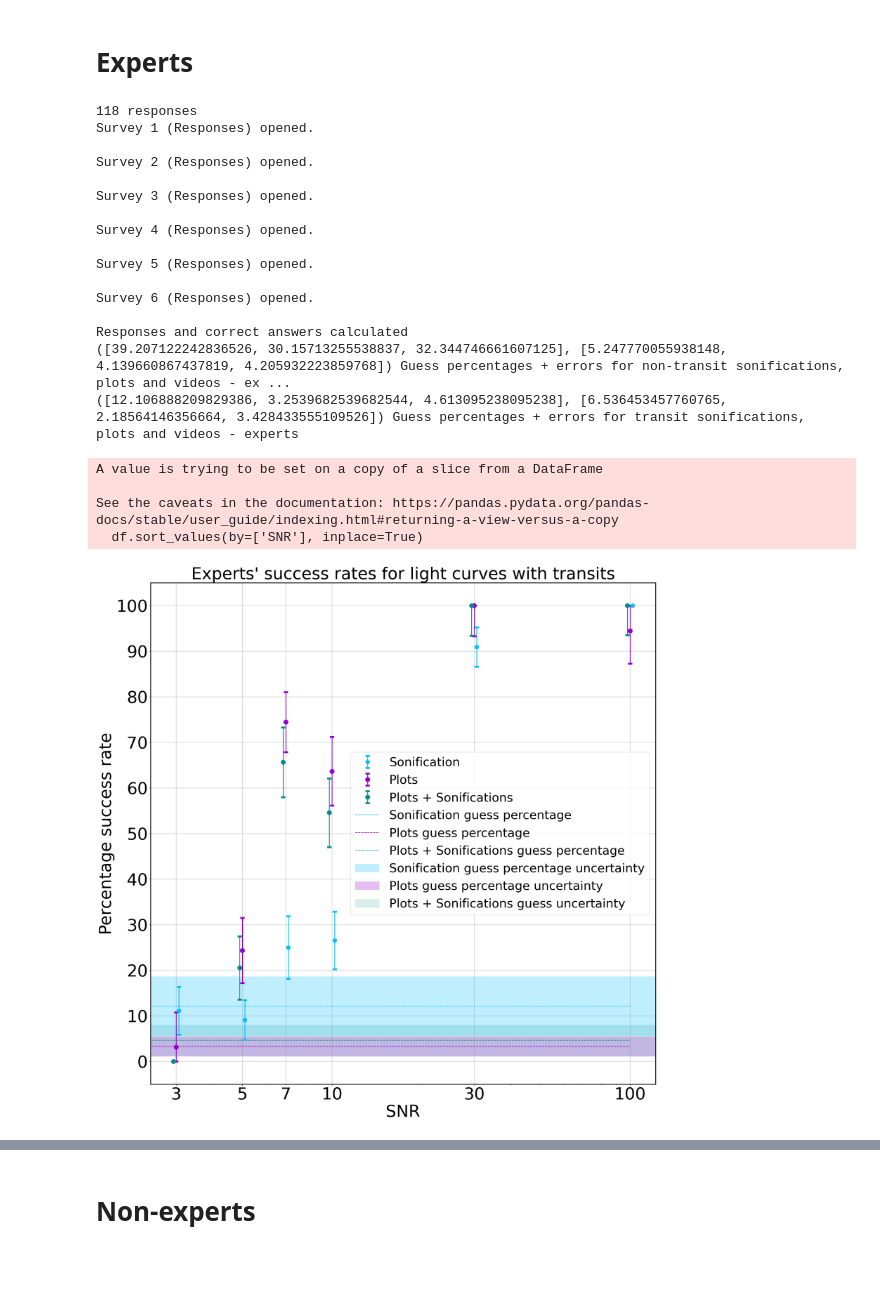
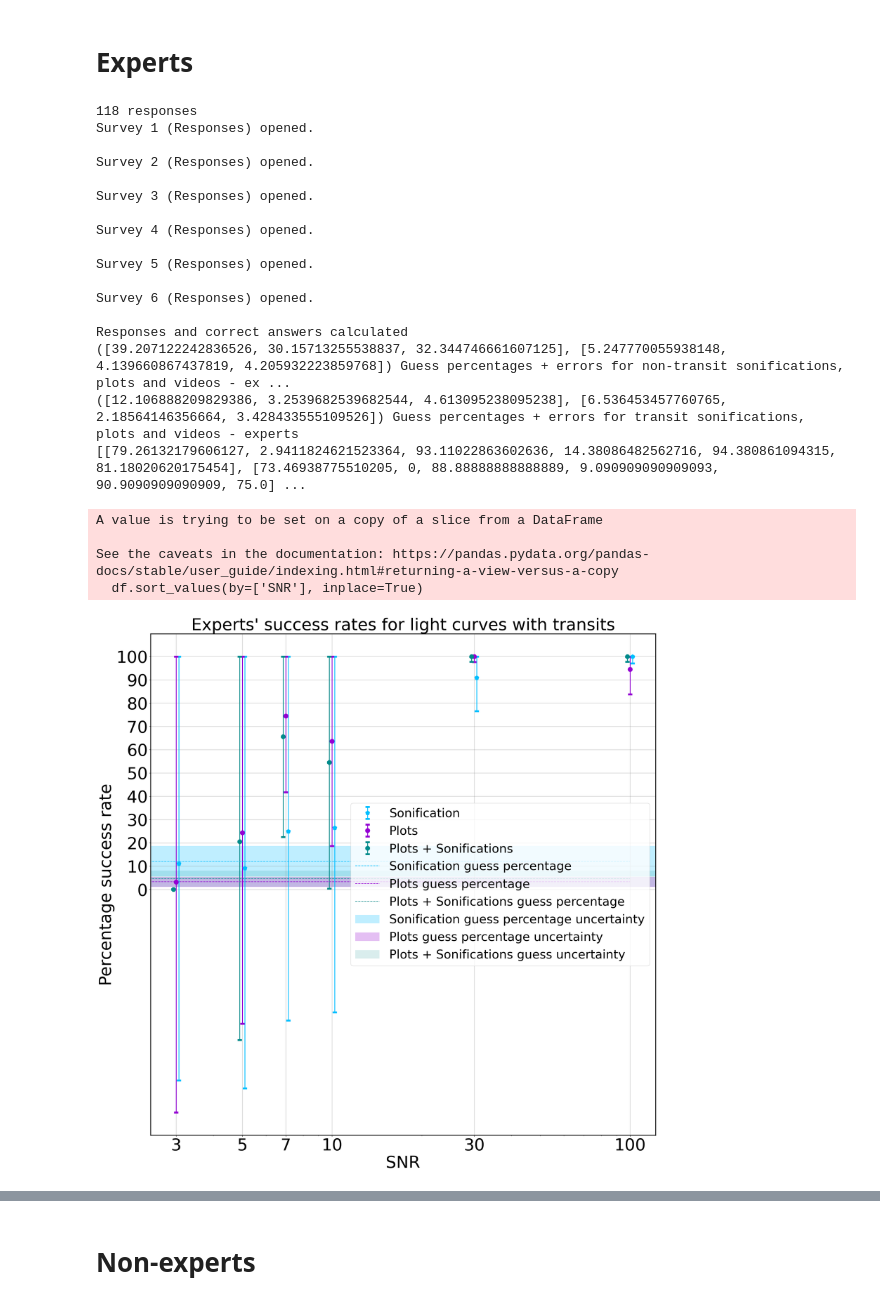
Before and after one commit to jacktuckerbrown/star-sound, a Jupyter notebook: analysismanuscript.ipynb, the cells around one changed output, grey strips where cells are left out. Saved outputs shown, nothing was run; the diff lists cells and outputs as text; code cells hidden in the pictures; blank space fills up the shorter version.

Commit message:
changing errors - double array

```diff
--- a/analysismanuscript.ipynb
+++ b/analysismanuscript.ipynb
@@ -27,6 +27,7 @@ import numpy as np
 import matplotlib.pyplot as plt
 import scipy
 import scipy.stats
+import astropy.stats as stats
 import dataframe_image as dfi
 from oauth2client.service_account import ServiceAccountCredentials
 
@@ -47,7 +48,6 @@ import matplotlib.ticker as ticker
 plt.style.use('default')
 
 matplotlib.rcParams.update({'font.size': 18})
-plt.rcParams["font.family"] = "cursive"
 # %% [markdown]
 # Extracting and organizing data from the Google server (Read csv file not Sheets, combine into one cell)
 # %% [markdown]
@@ -716,6 +714,13 @@ def condition(name_string,arr,remove_obj):
         out = temp_6['Response'].tolist()
         return out
 
+def binomial_err(k,n):
+
+    arr = stats.binom_conf_interval(k,n,confidence_level=0.68269)
+    err = 1-arr[0]
+
+    return err
+
 def error_trimming(success,error):
 
 
@@ -973,7 +978,8 @@ def produce_n0(sets,sound_in,visual_in,video_in):
         prop = tot_n / tot_resp
 
         suc.append(tot_n/tot_resp*100)
-        errsuc.append((np.sqrt(prop*(1-prop))/tot_resp)*100)
+        errsuc.append(binomial_err(tot_n,tot_resp)*100)#(np.sqrt(prop*(1-prop))/tot_resp)*100)
+
 
     f, ax = plt.subplots(figsize=(16,9))
     ax.bar([1,2,3], suc, yerr=error_out(suc,errsuc),
@@ -1036,7 +1042,7 @@ def produce_12(sets,sound_in,visual_in,video_in):
                     err = 0
 
                 else:
-                    err = np.sqrt(prop*(1-prop)/tot)
+                    err = binomial_err(correct,tot)#np.sqrt(prop*(1-prop)/tot)
 
                 suc_12_sound.append(correct/tot*100.0)
                 suc_12_sounderr.append(err*100.0)
@@ -1050,7 +1056,7 @@ def produce_12(sets,sound_in,visual_in,video_in):
                     err = 0
 
                 else:
-                    err = np.sqrt(prop*(1-prop)/tot)
+                    err = binomial_err(correct,tot)#np.sqrt(prop*(1-prop)/tot)
                 #err = np.sqrt(prop*(1-prop)/correct)#err = np.sqrt(correct)/tot
                 suc_12_visual.append(correct/tot*100.0)
                 suc_12_visualerr.append(err*100.0)
@@ -1064,11 +1070,13 @@ def produce_12(sets,sound_in,visual_in,video_in):
                     err = 0
 
                 else:
-                    err = np.sqrt(prop*(1-prop)/tot)
+                    err = binomial_err(correct,tot)#np.sqrt(prop*(1-prop)/tot)
                 suc_12_video.append(correct/tot*100.0)
                 suc_12_videoerr.append(err*100.0)
 
     f, ax = plt.subplots(figsize=(24, 24))
+
+    print(error_out(suc_12_sound,suc_12_sounderr))
 
     plt.errorbar([i + 0.02*i for i in snr], suc_12_sound, yerr=error_out(suc_12_sound,suc_12_sounderr),
                  capthick=5, elinewidth=2,
@@ -1135,31 +1143,32 @@ def produce_12(sets,sound_in,visual_in,video_in):
     ax.yaxis.set_major_formatter(y_formatter)
     ax.yaxis.set_major_locator(y_locator)
 
     return ax
 
 fig = produce_12(sets_expert,expert_sound,expert_visual,expert_video)
 fig.set_title("Experts' success rates for light curves with transits",fontsize=44)
 
 plt.savefig("New report/Produced figures/n = 1,2, experts.jpg")
 # %% [output]
 118 responses
 Survey 1 (Responses) opened.
 
 Survey 2 (Responses) opened.
 
 Survey 3 (Responses) opened.
 
 Survey 4 (Responses) opened.
 
 Survey 5 (Responses) opened.
 
 Survey 6 (Responses) opened.
 
 Responses and correct answers calculated
 ([39.207122242836526, 30.15713255538837, 32.344746661607125], [5.247770055938148, 4.139660867437819, 4.205932223859768]) Guess percentages + errors for non-transit sonifications, plots and videos - ex ...
 ([12.106888209829386, 3.2539682539682544, 4.613095238095238], [6.536453457760765, 2.18564146356664, 3.428433555109526]) Guess percentages + errors for transit sonifications, plots and videos - experts
+[[79.26132179606127, 2.9411824621523364, 93.11022863602636, 14.38086482562716, 94.380861094315, 81.18020620175454], [73.46938775510205, 0, 88.88888888888889, 9.090909090909093, 90.9090909090909, 75.0] ...
 A value is trying to be set on a copy of a slice from a DataFrame
 
 See the caveats in the documentation: https://pandas.pydata.org/pandas-docs/stable/user_guide/indexing.html#returning-a-view-versus-a-copy
   df.sort_values(by=['SNR'], inplace=True)
-[figure, old version]
+[figure, new version]
```
Also changed, not shown: parts of 2 cells of this notebook.
